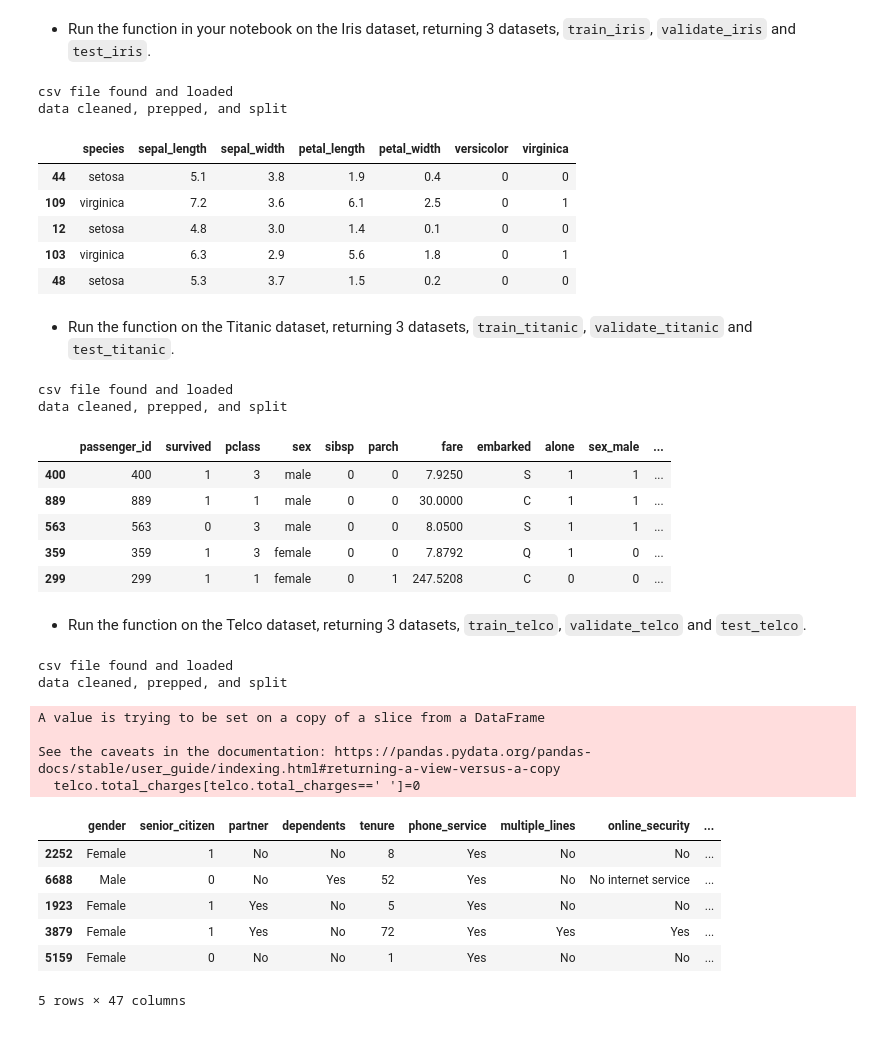
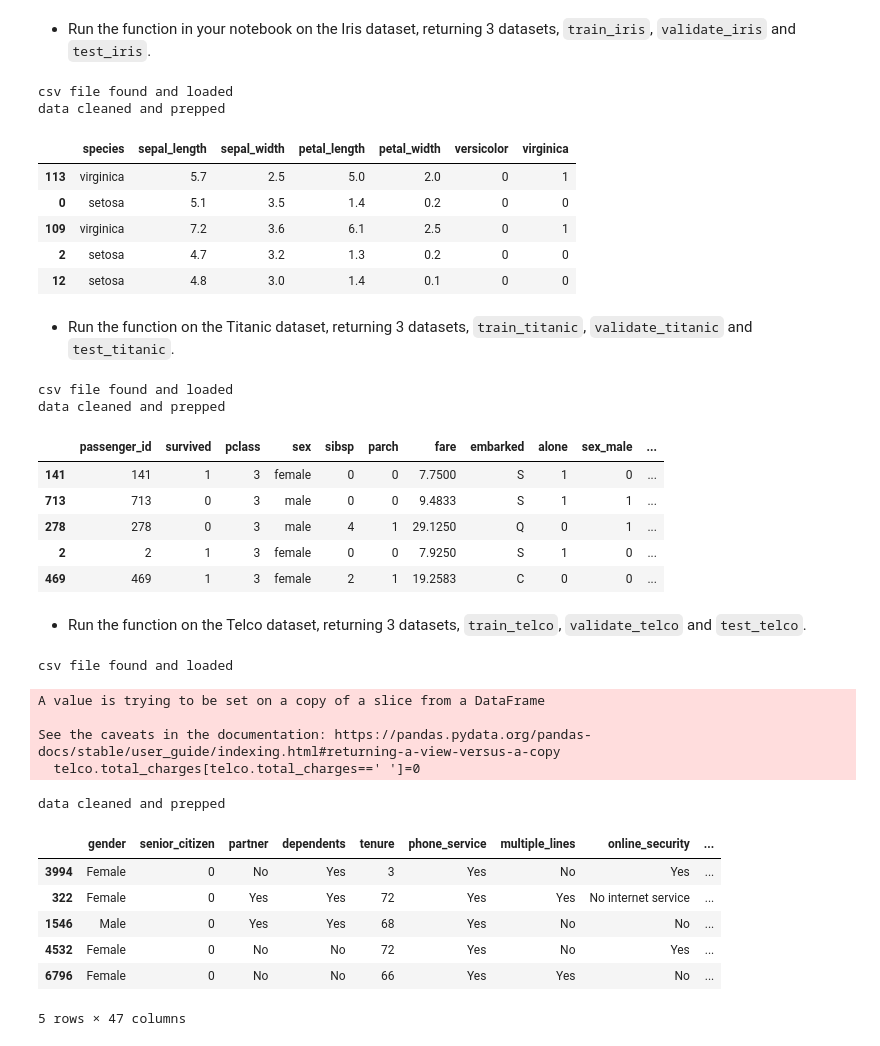
Before and after one commit to tkephart96/classification-exercises, a Jupyter notebook: classification-exercises.ipynb, the cells around one changed output. Saved outputs shown, nothing was run; the diff lists cells and outputs as text; code cells hidden in the pictures.

Commit message:
updated class_ex  prep answers

```diff
--- a/classification-exercises.ipynb
+++ b/classification-exercises.ipynb
@@ -407,17 +407,12 @@ iris.sample(5)
 # %% [markdown]
 - Create a function named `prep_iris` that accepts the untransformed iris data, and returns the data with the transformations above applied.
 # %%
-def prep_iris():
+def prep_iris(iris):
     # clean
     iris = iris.drop_duplicates()
     iris = iris.drop(columns=['species_id','measurement_id'])
     iris = iris.rename(columns={'species_name':'species'})
     dummy_iris = pd.get_dummies(iris.species, drop_first=True)
     iris = pd.concat([iris, dummy_iris], axis=1)
-    # split
-    train_validate, test = train_test_split(iris, test_size=.2, random_state=42, stratify=iris.species)
-    train, validate = train_test_split(train_validate,
-                                        test_size=.25,
-                                        random_state=42,
-                                        stratify=train_validate.species)
-    return train, validate, test
+    print('data cleaned and prepped')
+    return iris
@@ -426,6 +419,6 @@ import prepare as prep
 # %%
 iris = acquire.get_iris_data()
-train, v, t = prep.prep_iris(iris)
-train.sample(5)
+iris = prep_iris(iris)
+iris.sample(5)
 # %% [output]
 csv file found and loaded
@@ -506,6 +494,6 @@ def prep_titanic():
 # %%
 titanic = acquire.get_titanic_data()
-train, v, t = prep.prep_titanic(titanic)
-train.sample(5)
+titanic = prep_titanic(titanic)
+titanic.sample(5)
 # %% [output]
 csv file found and loaded
@@ -675,50 +676,61 @@ Split your data:
+# %%
+def split_data(df, strat):
+    train_validate, test = train_test_split(df, test_size=.2, random_state=42, stratify=df[{strat}])
+    train, validate = train_test_split(train_validate,
+                                        test_size=.25,
+                                        random_state=42,
+                                        stratify=train_validate[{strat}])
+    return train, validate, test
 # %% [markdown]
 - Run the function in your notebook on the Iris dataset, returning 3 datasets, `train_iris`, `validate_iris` and `test_iris`.
 # %%
 iris = acquire.get_iris_data()
-train_iris, validate_iris, test_iris = prep.prep_iris(iris)
+iris = prep_iris(iris)
+train_iris, validate_iris, test_iris = split_data(iris, 'species')
 train_iris.sample(5)
 # %% [output]
 csv file found and loaded
-data cleaned, prepped, and split
+data cleaned and prepped
 |  | species | sepal_length | sepal_width | petal_length | petal_width | versicolor | virginica |
-| 44 | setosa | 5.1 | 3.8 | 1.9 | 0.4 | 0 | 0 |
+| 113 | virginica | 5.7 | 2.5 | 5.0 | 2.0 | 0 | 1 |
+| 0 | setosa | 5.1 | 3.5 | 1.4 | 0.2 | 0 | 0 |
 | 109 | virginica | 7.2 | 3.6 | 6.1 | 2.5 | 0 | 1 |
+| 2 | setosa | 4.7 | 3.2 | 1.3 | 0.2 | 0 | 0 |
 | 12 | setosa | 4.8 | 3.0 | 1.4 | 0.1 | 0 | 0 |
-| 103 | virginica | 6.3 | 2.9 | 5.6 | 1.8 | 0 | 1 |
-| 48 | setosa | 5.3 | 3.7 | 1.5 | 0.2 | 0 | 0 |
 # %% [markdown]
 - Run the function on the Titanic dataset, returning 3 datasets, `train_titanic`, `validate_titanic` and `test_titanic`.
 # %%
 titanic = acquire.get_titanic_data()
-train_titanic, validate_titanic, test_titanic = prep.prep_titanic(titanic)
+titanic = prep_titanic(titanic)
+train_titanic, validate_titanic, test_titanic = split_data(titanic, 'survived')
 train_titanic.sample(5)
 # %% [output]
 csv file found and loaded
-data cleaned, prepped, and split
+data cleaned and prepped
 |  | passenger_id | survived | pclass | sex | sibsp | parch | fare | embarked | alone | sex_male | ... |
-| 400 | 400 | 1 | 3 | male | 0 | 0 | 7.9250 | S | 1 | 1 | ... |
-| 889 | 889 | 1 | 1 | male | 0 | 0 | 30.0000 | C | 1 | 1 | ... |
-| 563 | 563 | 0 | 3 | male | 0 | 0 | 8.0500 | S | 1 | 1 | ... |
-| 359 | 359 | 1 | 3 | female | 0 | 0 | 7.8792 | Q | 1 | 0 | ... |
-| 299 | 299 | 1 | 1 | female | 0 | 1 | 247.5208 | C | 0 | 0 | ... |
+| 141 | 141 | 1 | 3 | female | 0 | 0 | 7.7500 | S | 1 | 0 | ... |
+| 713 | 713 | 0 | 3 | male | 0 | 0 | 9.4833 | S | 1 | 1 | ... |
+| 278 | 278 | 0 | 3 | male | 4 | 1 | 29.1250 | Q | 0 | 1 | ... |
+| 2 | 2 | 1 | 3 | female | 0 | 0 | 7.9250 | S | 1 | 0 | ... |
+| 469 | 469 | 1 | 3 | female | 2 | 1 | 19.2583 | C | 0 | 0 | ... |
 # %% [markdown]
 - Run the function on the Telco dataset, returning 3 datasets, `train_telco`, `validate_telco` and `test_telco`.
 # %%
 telco = acquire.get_telco_data()
-train_telco, validate_telco, test_telco = prep.prep_telco(telco)
+telco = prep_telco(telco)
+train_telco, validate_telco, test_telco = split_data(telco, 'churn')
 train_telco.sample(5)
 # %% [output]
 csv file found and loaded
-data cleaned, prepped, and split
 A value is trying to be set on a copy of a slice from a DataFrame
 
 See the caveats in the documentation: https://pandas.pydata.org/pandas-docs/stable/user_guide/indexing.html#returning-a-view-versus-a-copy
   telco.total_charges[telco.total_charges==' ']=0
+data cleaned and prepped
 |  | gender | senior_citizen | partner | dependents | tenure | phone_service | multiple_lines | online_security | ... |
-| 2252 | Female | 1 | No | No | 8 | Yes | No | No | ... |
-| 6688 | Male | 0 | No | Yes | 52 | Yes | No | No internet service | ... |
-| 1923 | Female | 1 | Yes | No | 5 | Yes | No | No | ... |
-| 3879 | Female | 1 | Yes | No | 72 | Yes | Yes | Yes | ... |
-| 5159 | Female | 0 | No | No | 1 | Yes | No | No | ... |
+| 3994 | Female | 0 | No | Yes | 3 | Yes | No | Yes | ... |
+| 322 | Female | 0 | Yes | Yes | 72 | Yes | Yes | No internet service | ... |
+| 1546 | Male | 0 | Yes | Yes | 68 | Yes | No | No | ... |
+| 4532 | Female | 0 | No | No | 72 | Yes | No | Yes | ... |
+| 6796 | Female | 0 | No | No | 66 | Yes | Yes | No | ... |
-5 rows × 47 columns
+5 rows × 47 columns
```
Also changed, not shown: parts of 25 cells of this notebook.
